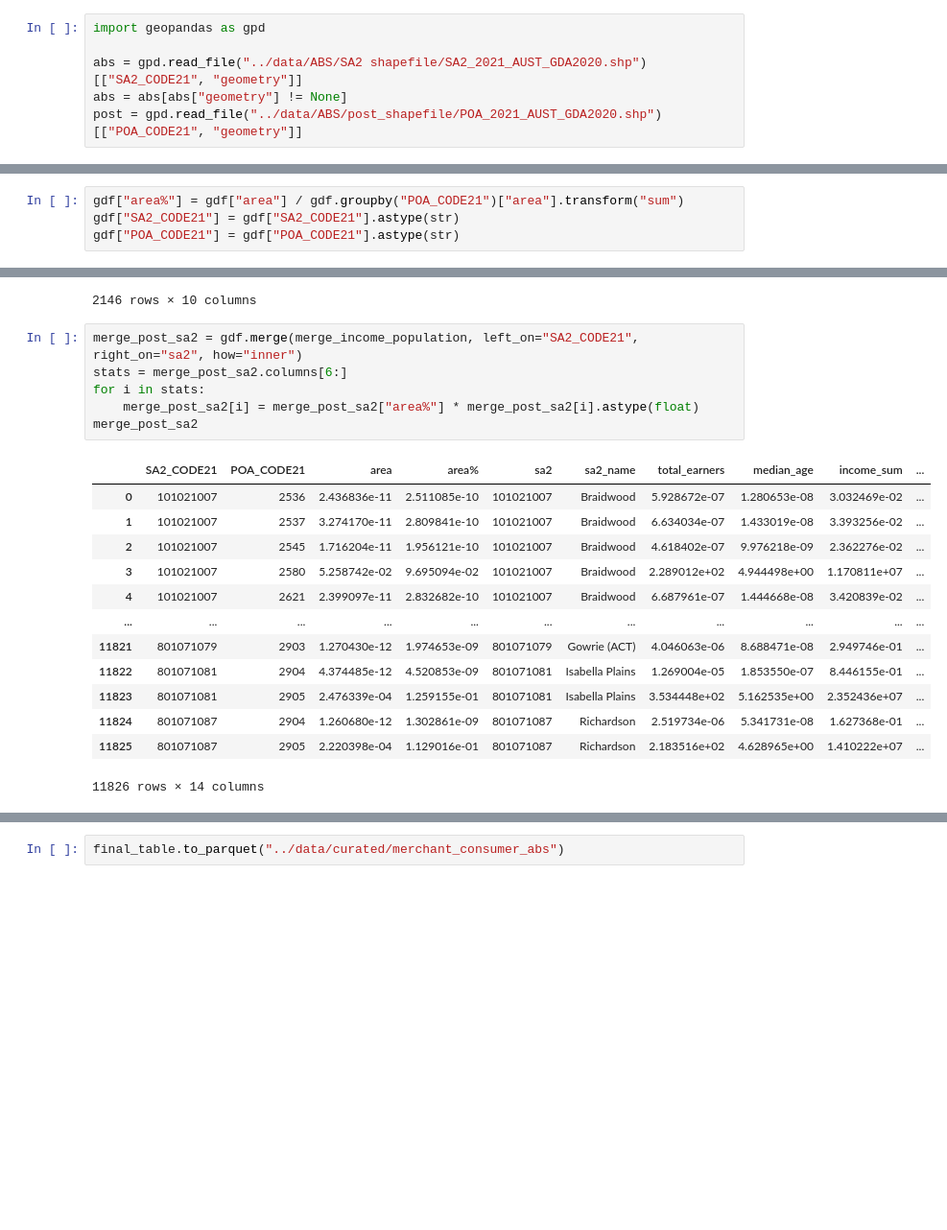
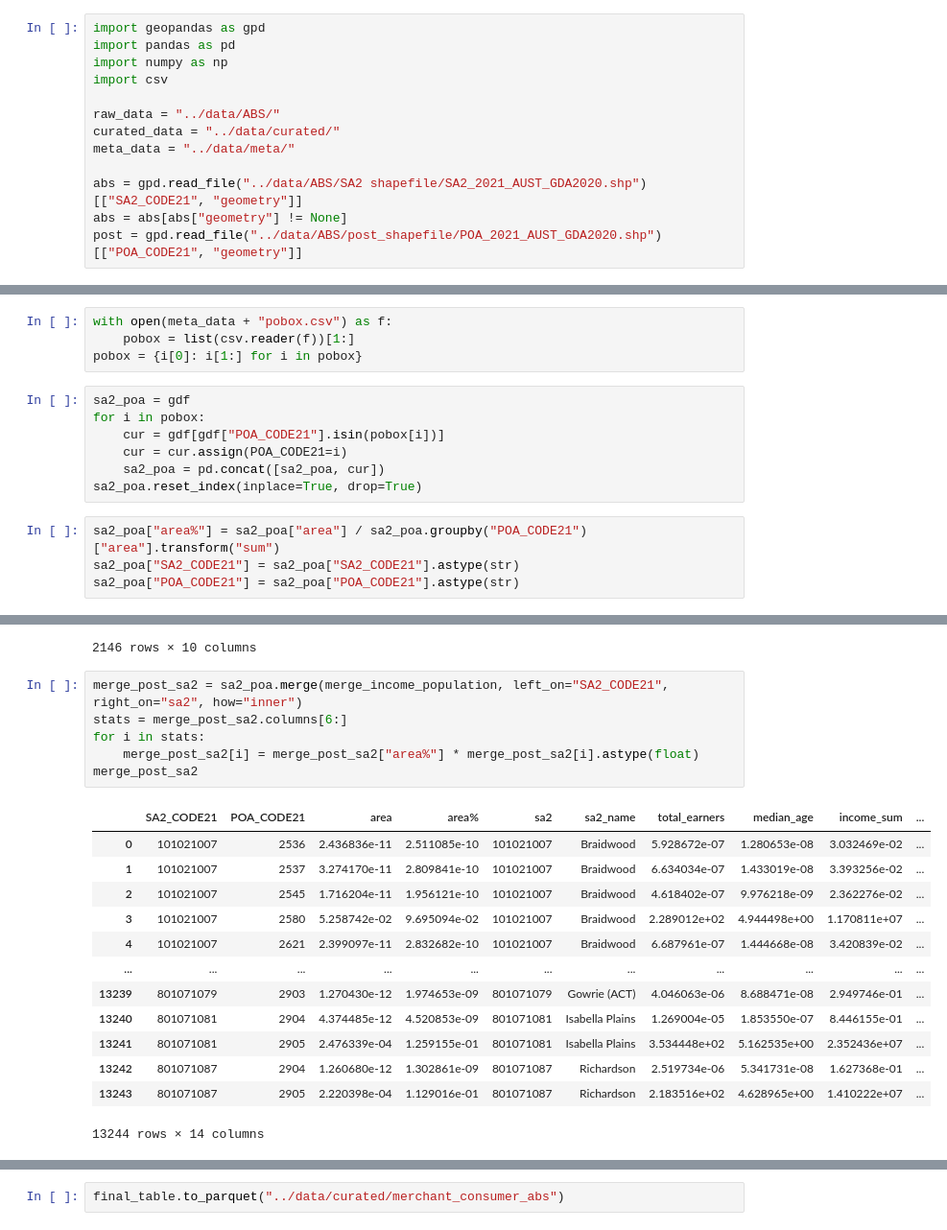
Before and after one commit to MAST30034-Applied-Data-Science/generic-buy-now-pay-later-project-group-27, a Jupyter notebook: notebooks/map_overlay.ipynb, the cells around one changed output, grey strips where cells are left out. Shown at 96% size. Drawn from its saved outputs; the diff is of its cells as text; blank space fills up the shorter version.

Commit message:
added new postcode data

```diff
--- a/notebooks/map_overlay.ipynb
+++ b/notebooks/map_overlay.ipynb
@@ -1,5 +1,12 @@
 # %%
 import geopandas as gpd
+import pandas as pd
+import numpy as np
+import csv
+
+raw_data = "../data/ABS/"
+curated_data = "../data/curated/"
+meta_data = "../data/meta/"
 
 abs = gpd.read_file("../data/ABS/SA2 shapefile/SA2_2021_AUST_GDA2020.shp")[["SA2_CODE21", "geometry"]]
 abs = abs[abs["geometry"] != None]
@@ -9,7 +16,18 @@ gdf = gpd.overlay(abs, post, how="intersection", keep_geom_type=False)
 # %%
 gdf['area'] = gdf.apply(lambda row: row.geometry.area,axis=1)
 gdf = gdf[["SA2_CODE21", "POA_CODE21", "area"]]
+# %%
+with open(meta_data + "pobox.csv") as f:
+    pobox = list(csv.reader(f))[1:]
+pobox = {i[0]: i[1:] for i in pobox}
+# %%
+sa2_poa = gdf
+for i in pobox:
+    cur = gdf[gdf["POA_CODE21"].isin(pobox[i])]
+    cur = cur.assign(POA_CODE21=i)
+    sa2_poa = pd.concat([sa2_poa, cur])
+sa2_poa.reset_index(inplace=True, drop=True)
 # %%
-gdf["area%"] = gdf["area"] / gdf.groupby("POA_CODE21")["area"].transform("sum")
-gdf["SA2_CODE21"] = gdf["SA2_CODE21"].astype(str)
-gdf["POA_CODE21"] = gdf["POA_CODE21"].astype(str)
+sa2_poa["area%"] = sa2_poa["area"] / sa2_poa.groupby("POA_CODE21")["area"].transform("sum")
+sa2_poa["SA2_CODE21"] = sa2_poa["SA2_CODE21"].astype(str)
+sa2_poa["POA_CODE21"] = sa2_poa["POA_CODE21"].astype(str)
@@ -170,25 +170,25 @@ merge_income_population
 | 2145 | 801111141 | Namadgi | 18 | 27 | 706999 | 40479 | 39278 | 67.0 | ... |
 2146 rows × 10 columns
 # %%
-merge_post_sa2 = gdf.merge(merge_income_population, left_on="SA2_CODE21", right_on="sa2", how="inner")
+merge_post_sa2 = sa2_poa.merge(merge_income_population, left_on="SA2_CODE21", right_on="sa2", how="inner")
 stats = merge_post_sa2.columns[6:]
 for i in stats:
     merge_post_sa2[i] = merge_post_sa2["area%"] * merge_post_sa2[i].astype(float)
 merge_post_sa2
 # %% [output]
 |  | SA2_CODE21 | POA_CODE21 | area | area% | sa2 | sa2_name | total_earners | median_age | income_sum | ... |
 | 0 | 101021007 | 2536 | 2.436836e-11 | 2.511085e-10 | 101021007 | Braidwood | 5.928672e-07 | 1.280653e-08 | 3.032469e-02 | ... |
 | 1 | 101021007 | 2537 | 3.274170e-11 | 2.809841e-10 | 101021007 | Braidwood | 6.634034e-07 | 1.433019e-08 | 3.393256e-02 | ... |
 | 2 | 101021007 | 2545 | 1.716204e-11 | 1.956121e-10 | 101021007 | Braidwood | 4.618402e-07 | 9.976218e-09 | 2.362276e-02 | ... |
 | 3 | 101021007 | 2580 | 5.258742e-02 | 9.695094e-02 | 101021007 | Braidwood | 2.289012e+02 | 4.944498e+00 | 1.170811e+07 | ... |
 | 4 | 101021007 | 2621 | 2.399097e-11 | 2.832682e-10 | 101021007 | Braidwood | 6.687961e-07 | 1.444668e-08 | 3.420839e-02 | ... |
 | ... | ... | ... | ... | ... | ... | ... | ... | ... | ... | ... |
-| 11821 | 801071079 | 2903 | 1.270430e-12 | 1.974653e-09 | 801071079 | Gowrie (ACT) | 4.046063e-06 | 8.688471e-08 | 2.949746e-01 | ... |
-| 11822 | 801071081 | 2904 | 4.374485e-12 | 4.520853e-09 | 801071081 | Isabella Plains | 1.269004e-05 | 1.853550e-07 | 8.446155e-01 | ... |
-| 11823 | 801071081 | 2905 | 2.476339e-04 | 1.259155e-01 | 801071081 | Isabella Plains | 3.534448e+02 | 5.162535e+00 | 2.352436e+07 | ... |
-| 11824 | 801071087 | 2904 | 1.260680e-12 | 1.302861e-09 | 801071087 | Richardson | 2.519734e-06 | 5.341731e-08 | 1.627368e-01 | ... |
-| 11825 | 801071087 | 2905 | 2.220398e-04 | 1.129016e-01 | 801071087 | Richardson | 2.183516e+02 | 4.628965e+00 | 1.410222e+07 | ... |
+| 13239 | 801071079 | 2903 | 1.270430e-12 | 1.974653e-09 | 801071079 | Gowrie (ACT) | 4.046063e-06 | 8.688471e-08 | 2.949746e-01 | ... |
+| 13240 | 801071081 | 2904 | 4.374485e-12 | 4.520853e-09 | 801071081 | Isabella Plains | 1.269004e-05 | 1.853550e-07 | 8.446155e-01 | ... |
+| 13241 | 801071081 | 2905 | 2.476339e-04 | 1.259155e-01 | 801071081 | Isabella Plains | 3.534448e+02 | 5.162535e+00 | 2.352436e+07 | ... |
+| 13242 | 801071087 | 2904 | 1.260680e-12 | 1.302861e-09 | 801071087 | Richardson | 2.519734e-06 | 5.341731e-08 | 1.627368e-01 | ... |
+| 13243 | 801071087 | 2905 | 2.220398e-04 | 1.129016e-01 | 801071087 | Richardson | 2.183516e+02 | 4.628965e+00 | 1.410222e+07 | ... |
-11826 rows × 14 columns
+13244 rows × 14 columns
 # %%
 post_sa2_agg = merge_post_sa2.groupby("POA_CODE21").sum().reset_index()
 post_sa2_agg.drop(["area", "area%"], axis=1, inplace=True)
```
Also changed, not shown: parts of 11 cells of this notebook, 4 other files.
